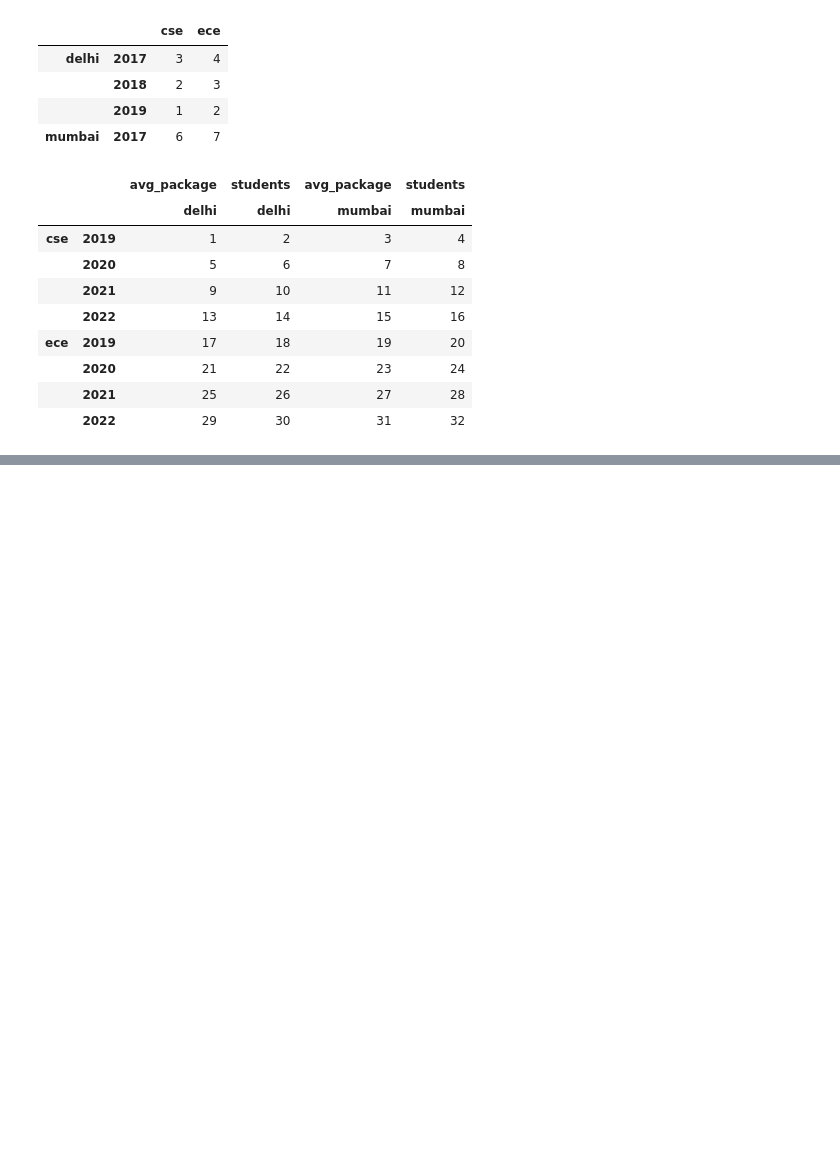
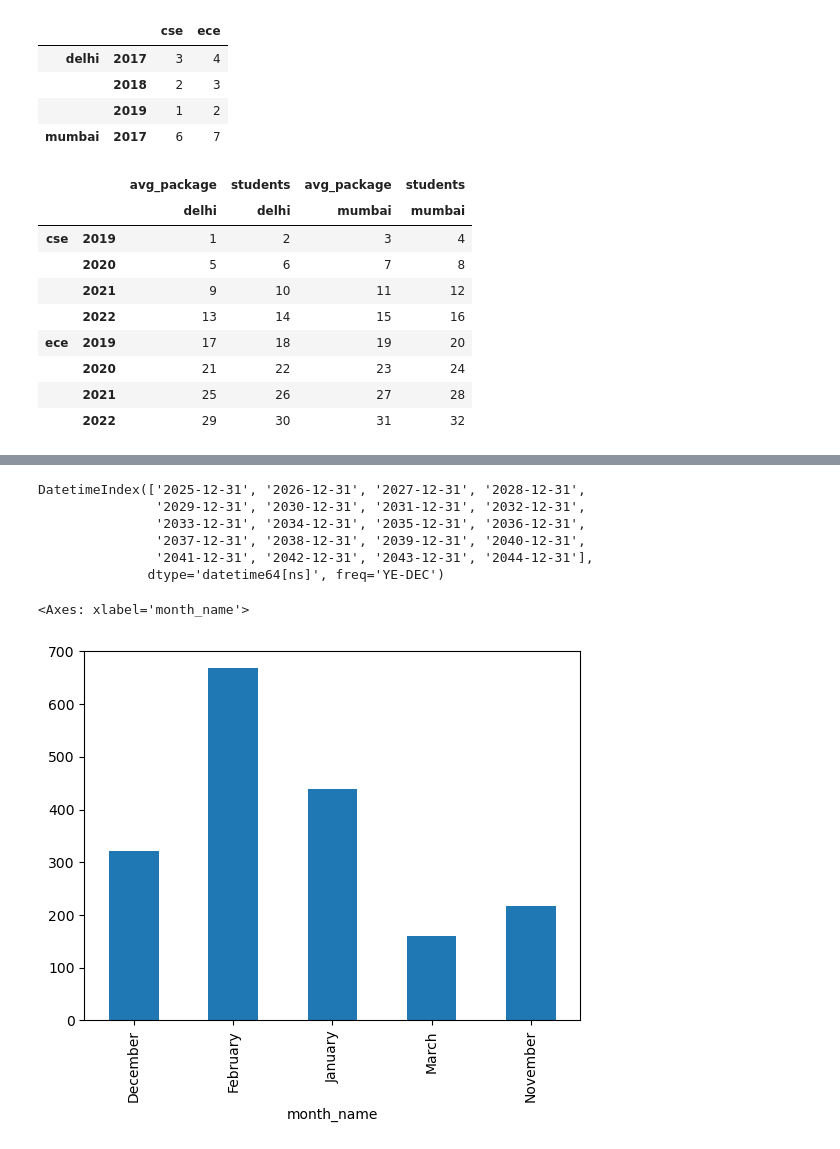
Before and after one commit to shreya918-git/machinelearning, a Jupyter notebook: pandas/multiindex-objects .ipynb, the cells around one changed output, grey strips where cells are left out. Cells and saved outputs as stored; diff of their text form; code cells hidden in the pictures; blank space fills up the shorter version.

```diff
--- a/pandas/multiindex-objects .ipynb
+++ b/pandas/multiindex-objects .ipynb
@@ -78,0 +141,30 @@ confirm.merge(death,on=[""])
+# %%
+pd.Timestamp("2025/5/1")
+pd.Timestamp("11th May 2025 2:50")
+date=dt.datetime(2025,5,11,2,50)
+date.year
+date.month
+date.day
+date.hour
+date.minute
+date.second
+index=pd.DatetimeIndex(["2025/5/11","2025/6/11"])
+pd.Series([1,2],index=index)
+pd.date_range(start="2025/5/11",end="2025/5/20",freq="2D")
+pd.date_range(start="2025/5/11",end="2025/5/20",freq="B")
+pd.date_range(start="2025/5/11",end="2025/5/20",freq="W")
+pd.date_range(start="2025/5/11",periods=20,freq="Y")
+# %% [output]
+DatetimeIndex(['2025-12-31', '2026-12-31', '2027-12-31', '2028-12-31',
+               '2029-12-31', '2030-12-31', '2031-12-31', '2032-12-31',
+               '2033-12-31', '2034-12-31', '2035-12-31', '2036-12-31',
+               '2037-12-31', '2038-12-31', '2039-12-31', '2040-12-31',
+               '2041-12-31', '2042-12-31', '2043-12-31', '2044-12-31'],
+              dtype='datetime64[ns]', freq='YE-DEC')
+# %%
+df["Date"]=pd.to_datetime(df["Date"])
+df["month_name"]=df["Date"].dt.month_name()
+df.groupby("month_name")["INR"].mean().plot(kind="bar")
+# %% [output]
+<Axes: xlabel='month_name'>
+[figure, added]
```
Also changed, not shown: parts of 5 cells of this notebook, 2 other files.
